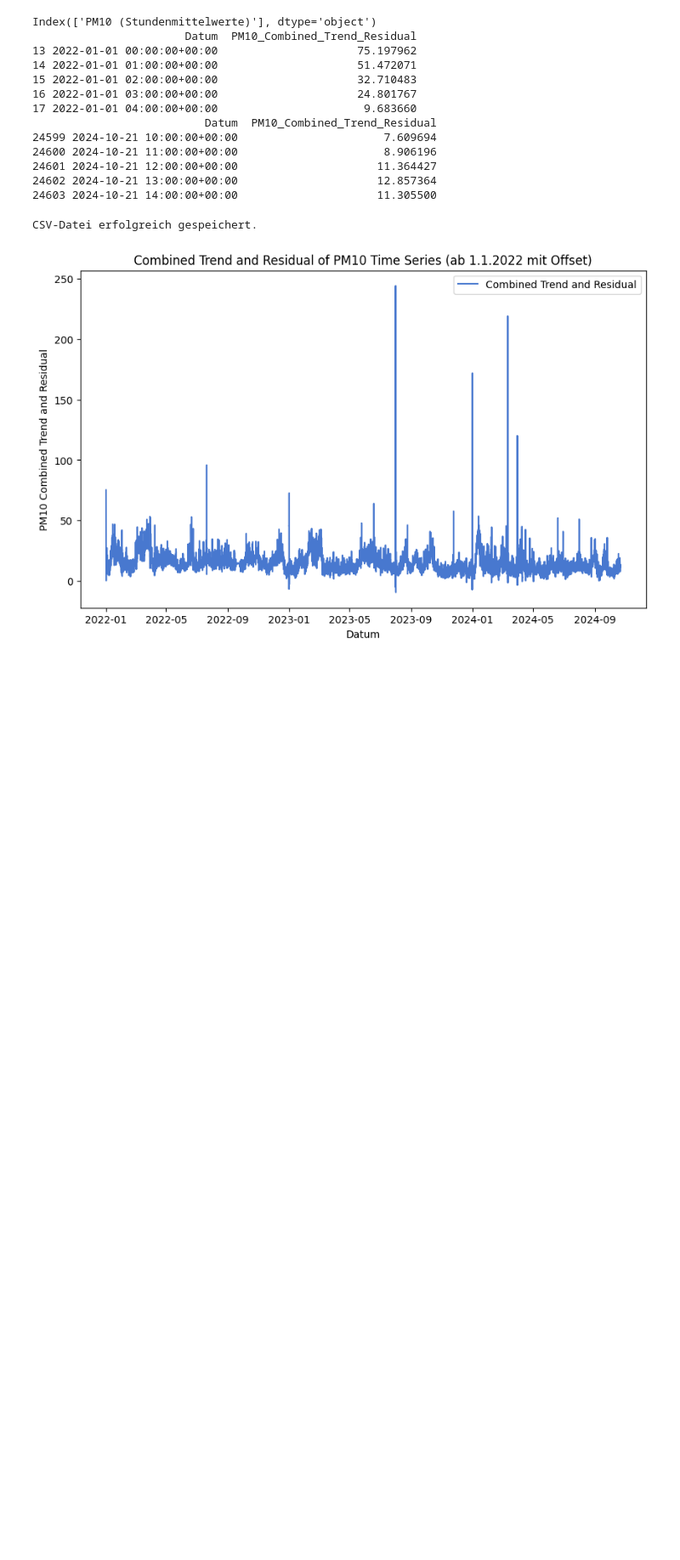
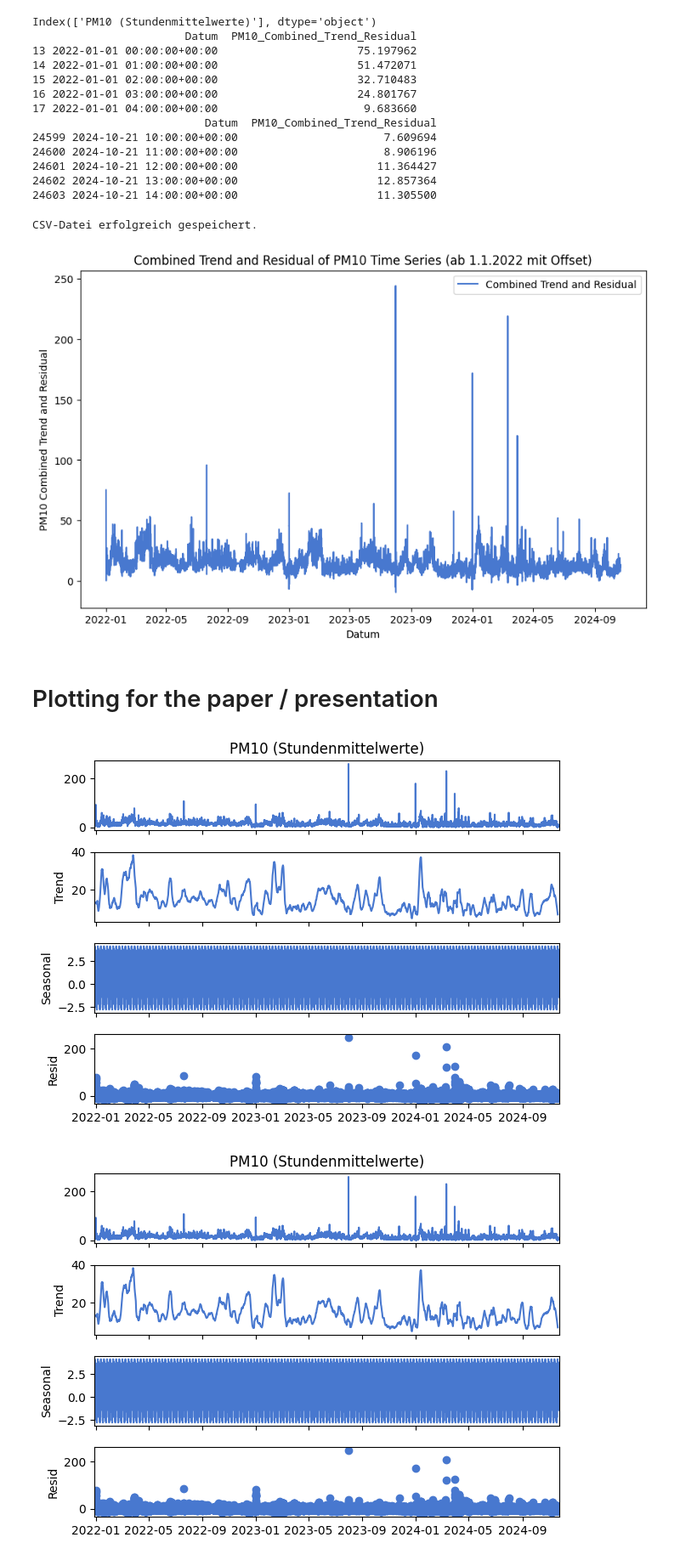
Before and after one commit to joejoejoejor/Its-Wekk, a Jupyter notebook: 4 - Data/01_Notebooks/Target/Targetvariable_timeseries.ipynb, the cells around one changed output. Shown at 85% size. Cells and saved outputs as stored; diff of their text form; code cells hidden in the pictures; blank space fills up the shorter version.

```diff
--- a/4 - Data/01_Notebooks/Target/Targetvariable_timeseries.ipynb
+++ b/4 - Data/01_Notebooks/Target/Targetvariable_timeseries.ipynb
@@ -289,3 +290,5 @@ plt.legend()
 plt.show()
 # %% [output]
 [figure]
+# %% [markdown]
+# Plotting for the paper / presentation
@@ -291,0 +302,5 @@ plt.show()
+# %%
+weekly_result.plot()
+# %% [output]
+[figure, added]
+[figure, added]
```
Also changed, not shown: parts of 7 cells of this notebook, 5 other files.
